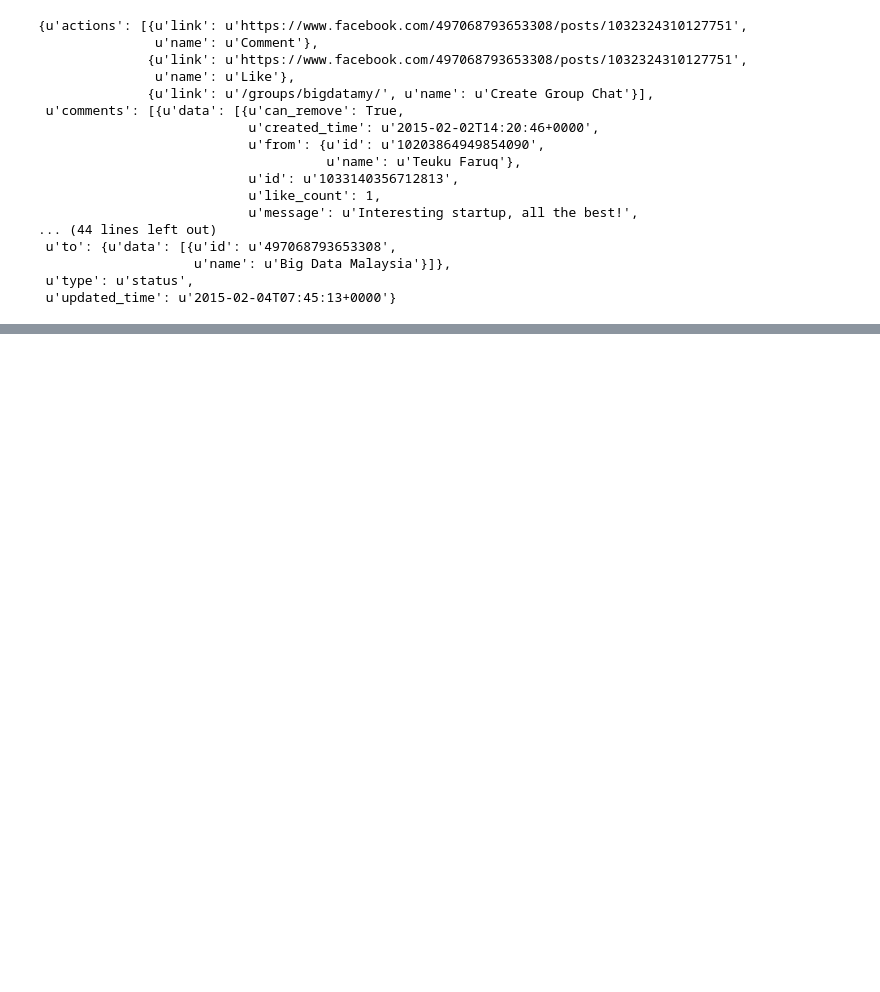
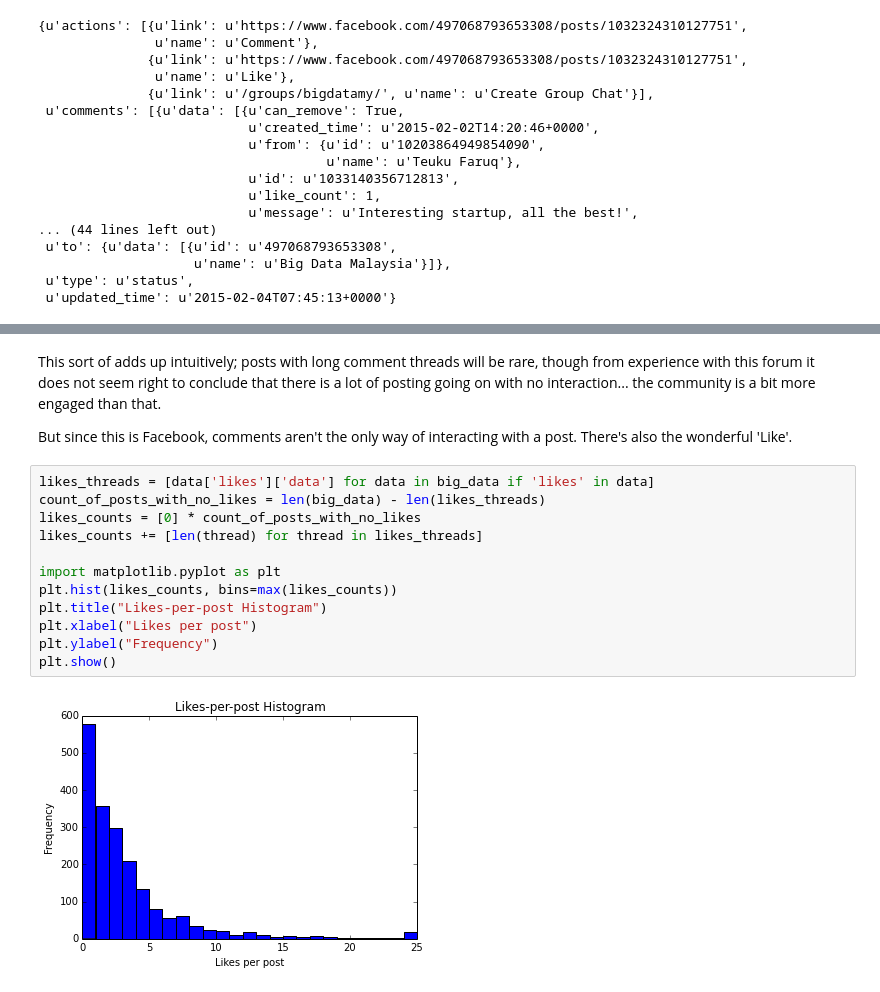
Before and after one commit to BigDataMalaysia/bigdatamy_fb_group_analysis, a Jupyter notebook: Getting Meta with Big Data Malaysia.ipynb, the cells around one changed output, grey strips where cells are left out. Saved outputs shown, nothing was run; the diff lists cells and outputs as text; blank space fills up the shorter version.

```diff
--- a/Getting Meta with Big Data Malaysia.ipynb
+++ b/Getting Meta with Big Data Malaysia.ipynb
@@ -94,0 +172,18 @@ TODO:
+# %% [markdown]
+This sort of adds up intuitively; posts with long comment threads will be rare, though from experience with this forum it does not seem right to conclude that there is a lot of posting going on with no interaction... the community is a bit more engaged than that.
+
+But since this is Facebook, comments aren't the only way of interacting with a post. There's also the wonderful 'Like'.
+# %%
+likes_threads = [data['likes']['data'] for data in big_data if 'likes' in data]
+count_of_posts_with_no_likes = len(big_data) - len(likes_threads)
+likes_counts = [0] * count_of_posts_with_no_likes
+likes_counts += [len(thread) for thread in likes_threads]
+
+import matplotlib.pyplot as plt
+plt.hist(likes_counts, bins=max(likes_counts))
+plt.title("Likes-per-post Histogram")
+plt.xlabel("Likes per post")
+plt.ylabel("Frequency")
+plt.show()
+# %% [output]
+[figure, added]
```
Also changed, not shown: parts of 15 cells of this notebook.
